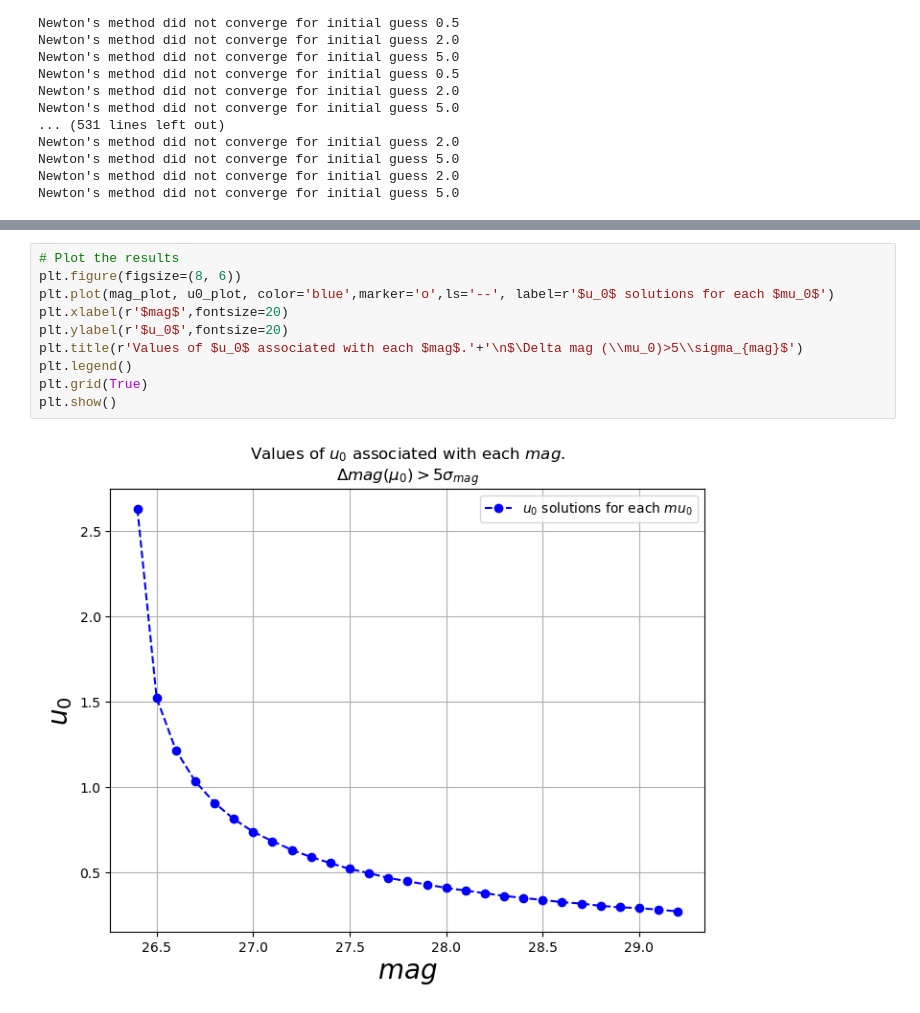
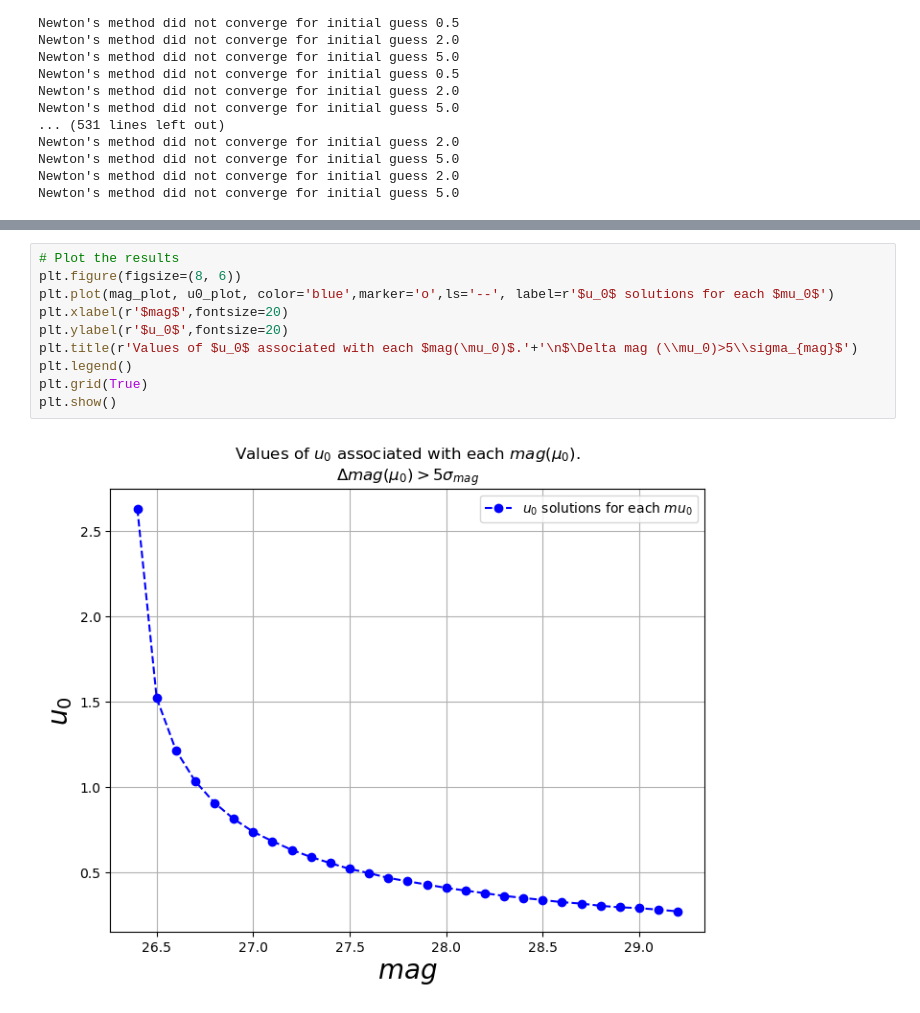
Before and after one commit to anibal-art/Roman_Rubin_NASA, a Jupyter notebook: u0_vs_mag.ipynb, the cells around one changed output, grey strips where cells are left out. Cells and saved outputs as stored; diff of their text form.

```diff
--- a/u0_vs_mag.ipynb
+++ b/u0_vs_mag.ipynb
@@ -81,12 +143,12 @@ Newton's method did not converge for initial guess 5.0
 # %%
 # Plot the results
 plt.figure(figsize=(8, 6))
 plt.plot(mag_plot, u0_plot, color='blue',marker='o',ls='--', label=r'$u_0$ solutions for each $mu_0$')
 plt.xlabel(r'$mag$',fontsize=20)
 plt.ylabel(r'$u_0$',fontsize=20)
-plt.title(r'Values of $u_0$ associated with each $mag$.'+'\n$\Delta mag (\\mu_0)>5\\sigma_{mag}$')
+plt.title(r'Values of $u_0$ associated with each $mag(\mu_0)$.'+'\n$\Delta mag (\\mu_0)>5\\sigma_{mag}$')
 plt.legend()
 plt.grid(True)
 plt.show()
 # %% [output]
-[figure, old version]
+[figure, new version]
```
Also changed, not shown: parts of 1 cell of this notebook.
